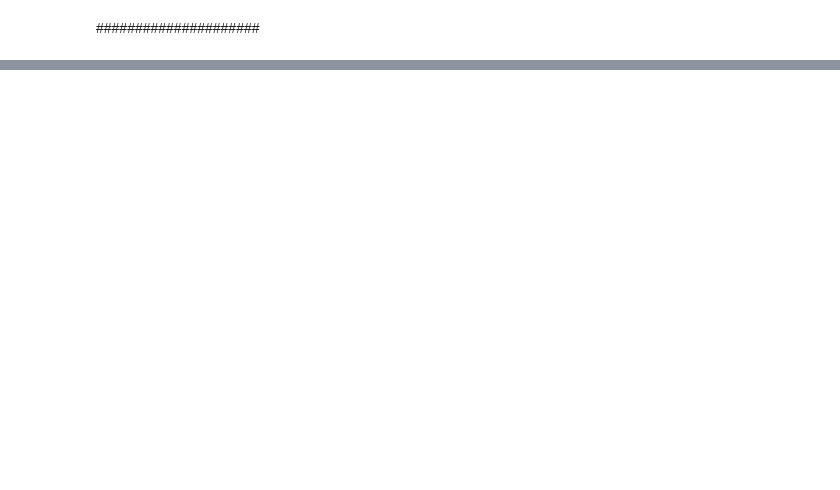
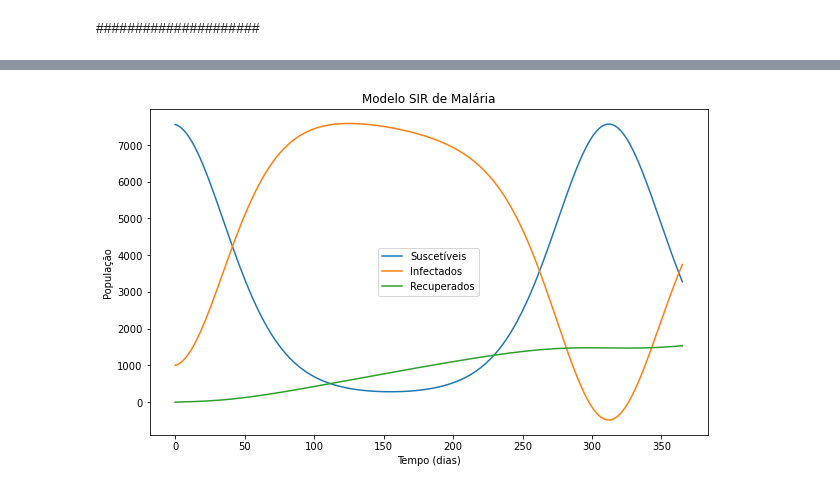
Before and after one commit to RaphaLevy/TCC, a Jupyter notebook: Modelagem/Teste_Scipy_Integrate.ipynb, the cells around one changed output, grey strips where cells are left out. Saved outputs shown, nothing was run; the diff lists cells and outputs as text; code cells hidden in the pictures; blank space fills up the shorter version.

```diff
--- a/Modelagem/Teste_Scipy_Integrate.ipynb
+++ b/Modelagem/Teste_Scipy_Integrate.ipynb
@@ -1030,0 +1352,18 @@ plt.show()
+# %%
+times = sol.t
+S_H, I_H, R_H, S_M, E_M, I_M = sol.y
+# %%
+plt.figure(figsize=(10, 6))
+plt.plot(times, S_H, label='Suscetíveis')
+plt.plot(times, I_H, label='Infectados')
+plt.plot(times, R_H, label='Recuperados')
+
+plt.xlabel('Tempo (dias)')
+plt.ylabel('População')
+plt.title('Modelo SIR de Malária')
+
+plt.legend()
+
+plt.show()
+# %% [output]
+[figure, added]
```
Also changed, not shown: parts of 22 cells of this notebook.
